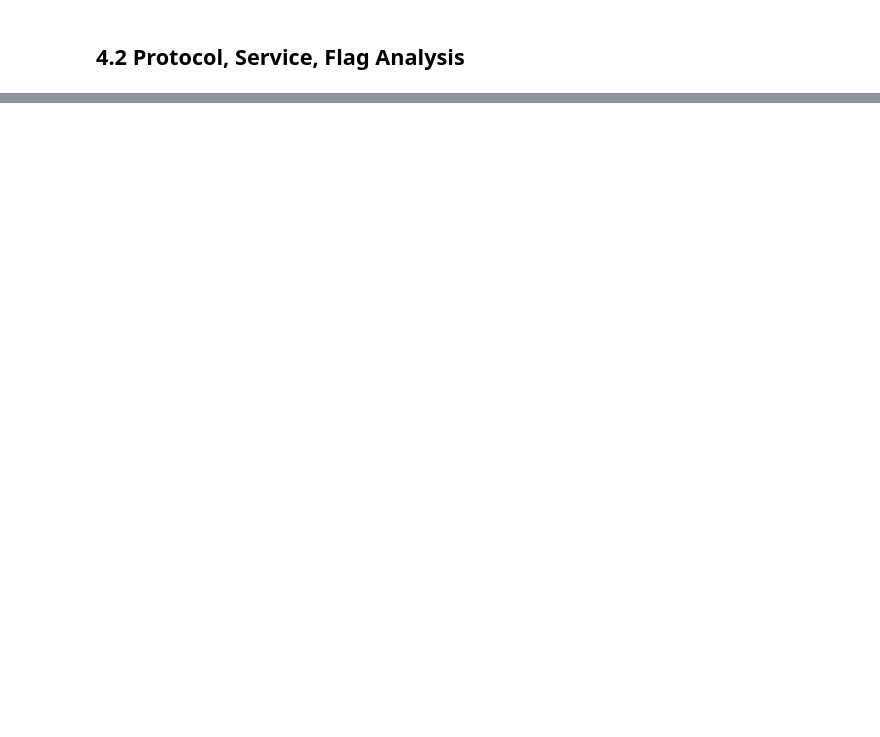
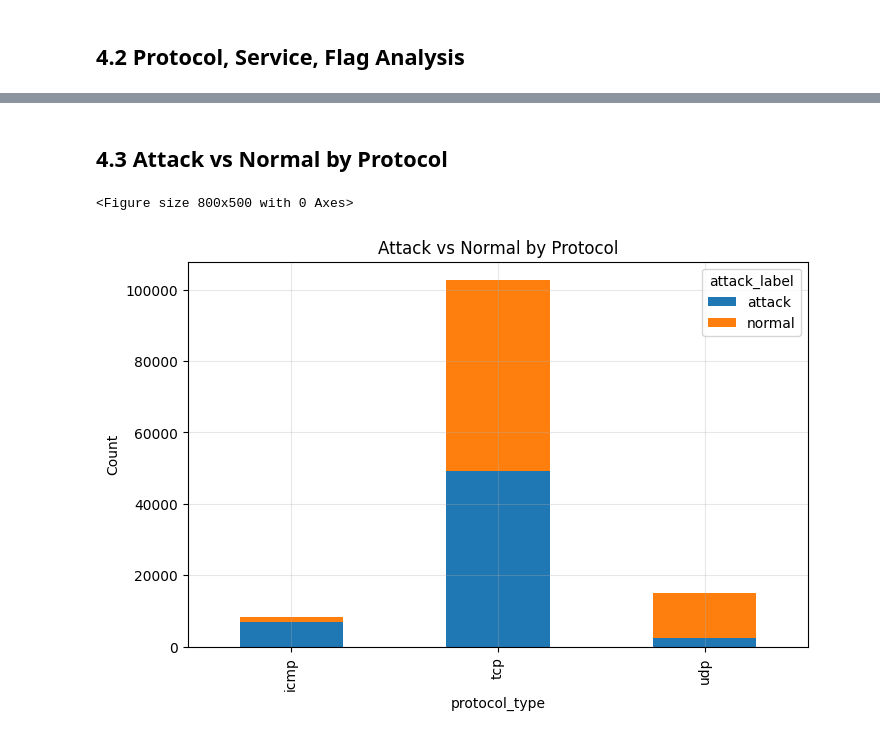
Before and after one commit to hadeswithming23/DeepLearning, a Jupyter notebook: GroupG_DLI.ipynb, the cells around one changed output, grey strips where cells are left out. Cells and saved outputs as stored; diff of their text form; code cells hidden in the pictures; blank space fills up the shorter version.

Commit message:
Explored attack vs normal distribution by protocol

```diff
--- a/GroupG_DLI.ipynb
+++ b/GroupG_DLI.ipynb
@@ -191,0 +230,11 @@ for col in categorical_cols:
+# %% [markdown]
+## 4.3 Attack vs Normal by Protocol
+# %%
+plt.figure(figsize=(8,5))
+pd.crosstab(plot_df['protocol_type'], plot_df['attack_label']).plot(kind="bar", stacked=True, figsize=(8,5))
+plt.title("Attack vs Normal by Protocol")
+plt.ylabel("Count")
+plt.show()
+# %% [output]
+<Figure size 800x500 with 0 Axes>
+[figure, added]
```
Also changed, not shown: parts of 4 cells of this notebook.
